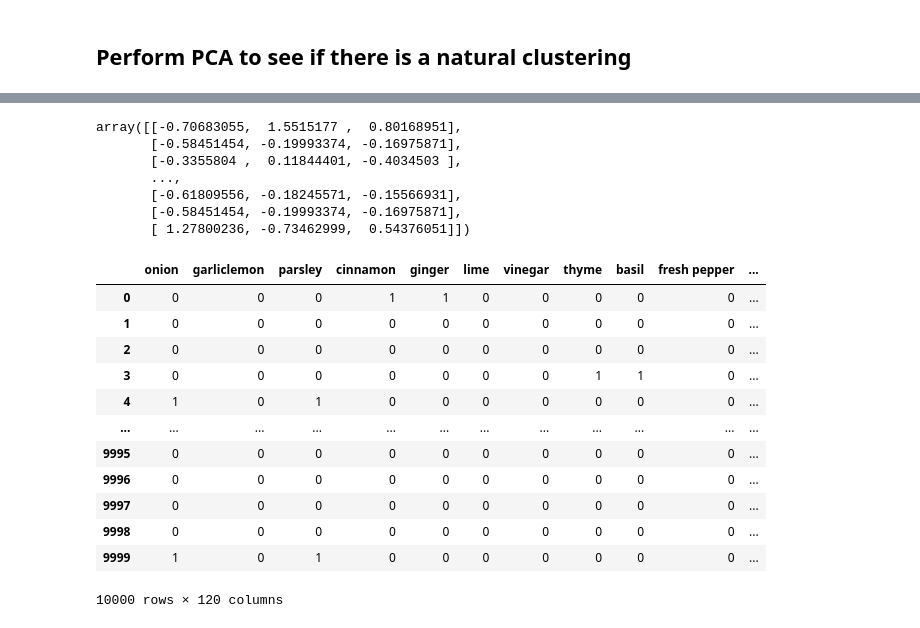
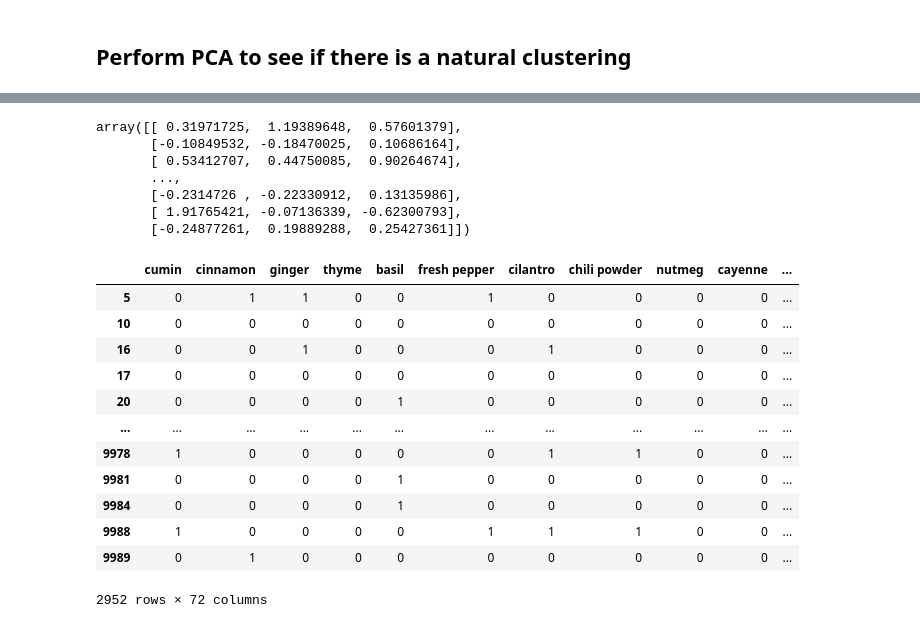
Before and after one commit to ccwillmore/Recipe_project, a Jupyter notebook: spices_only_kmeans/spices_only_workbook.ipynb, the cells around one changed output, grey strips where cells are left out. Saved outputs shown, nothing was run; the diff lists cells and outputs as text; code cells hidden in the pictures.

```diff
--- a/spices_only_kmeans/spices_only_workbook.ipynb
+++ b/spices_only_kmeans/spices_only_workbook.ipynb
@@ -8,4 +9,4 @@ from sklearn.cluster import KMeans
 # %%
-recipes_df = pd.read_csv('10000_ingredients_PCA_3_kmeans_6_clusters.csv', index_col=[0])
+recipes_df = pd.read_csv('../Exported_datafiles/fully_encoded_recipes_with_cuisine_from_SP.csv', index_col=[0])
 recipes_df
 # %% [output]
@@ -25,2 +25,0 @@ recipes_df
-# %%
-recipes_df.drop(columns=['component_1','component_2','component_3','classes'],inplace=True)
@@ -26,0 +28,16 @@ recipes_df.drop(columns=['component_1','component_2','component_3','classes'],in
+# %%
+spice_df = recipes_df[['cumin', 'cinnamon', 'ginger', 'thyme',
+                      'basil', 'fresh pepper', 'cilantro', 'chili powder', 'nutmeg',
+                      'cayenne', 'bay leaves', 'oregano', 'paprika', 'prepared mustard', 'mint',
+                      'rosemary','chives', 'curry', 'turmeric','dill', 'mustard seed','coriander', 'sage',
+                       'fresh chile', 'clove', 'flaxseed',
+                      'cardomom', 'allspice', 'dried chile', 'tarragon',
+                      'marjoram', 'celery salt',
+                      'horseradish', 'saffron', 'asafoetida', 'celery seed',
+                       'herbes de provence', 'chinese five spice','fenugreek', 'gochujang', 'xylitol',
+                      'green tea bag', 'masa harina', 'thai chili', 'lemon grass', 'boquerones',
+                       'chai spice', 'amchoor', 'tea', 'star anise', 'ajwain',
+                      'anise', 'caraway seeds', 'wasabi powder', 'miso', 'fresh lavender',
+                       'lemon pepper', 'hibiscus', 'carob powder', 'zaatar',
+                      'matcha', 'rose water', 'quark','file powder',
+                      'kefir', 'harissa', 'savory', 'baharat', 'douchi']].copy()
@@ -60,33 +92,33 @@ variance_ratio_list
 # %%
-component_analysis = PCA(n_components = i).fit(recipes_df)
-    components = component_analysis.transform(recipes_df)
+component_analysis = PCA(n_components = 3).fit(spice_df)
+components = component_analysis.transform(spice_df)
 # %%
-component_analyses
+components
 # %% [output]
-array([[-0.70683055,  1.5515177 ,  0.80168951],
-       [-0.58451454, -0.19993374, -0.16975871],
-       [-0.3355804 ,  0.11844401, -0.4034503 ],
+array([[ 0.31971725,  1.19389648,  0.57601379],
+       [-0.10849532, -0.18470025,  0.10686164],
+       [ 0.53412707,  0.44750085,  0.90264674],
        ...,
-       [-0.61809556, -0.18245571, -0.15566931],
-       [-0.58451454, -0.19993374, -0.16975871],
-       [ 1.27800236, -0.73462999,  0.54376051]])
+       [-0.2314726 , -0.22330912,  0.13135986],
+       [ 1.91765421, -0.07136339, -0.62300793],
+       [-0.24877261,  0.19889288,  0.25427361]])
 # %%
-spices_no_cuisine_name['component_1'] = component_analyses[:,0]
-spices_no_cuisine_name['component_2'] = component_analyses[:,1]
-spices_no_cuisine_name['component_3'] = component_analyses[:,2]
-spices_no_cuisine_name
+spice_df['component_1'] = components[:,0]
+spice_df['component_2'] = components[:,1]
+spice_df['component_3'] = components[:,2]
+spice_df
 # %% [output]
-|  | onion | garliclemon | parsley | cinnamon | ginger | lime | vinegar | thyme | basil | fresh pepper | ... |
-| 0 | 0 | 0 | 0 | 1 | 1 | 0 | 0 | 0 | 0 | 0 | ... |
-| 1 | 0 | 0 | 0 | 0 | 0 | 0 | 0 | 0 | 0 | 0 | ... |
-| 2 | 0 | 0 | 0 | 0 | 0 | 0 | 0 | 0 | 0 | 0 | ... |
-| 3 | 0 | 0 | 0 | 0 | 0 | 0 | 0 | 1 | 1 | 0 | ... |
-| 4 | 1 | 0 | 1 | 0 | 0 | 0 | 0 | 0 | 0 | 0 | ... |
+|  | cumin | cinnamon | ginger | thyme | basil | fresh pepper | cilantro | chili powder | nutmeg | cayenne | ... |
+| 5 | 0 | 1 | 1 | 0 | 0 | 1 | 0 | 0 | 0 | 0 | ... |
+| 10 | 0 | 0 | 0 | 0 | 0 | 0 | 0 | 0 | 0 | 0 | ... |
+| 16 | 0 | 0 | 1 | 0 | 0 | 0 | 1 | 0 | 0 | 0 | ... |
+| 17 | 0 | 0 | 0 | 0 | 0 | 0 | 0 | 0 | 0 | 0 | ... |
+| 20 | 0 | 0 | 0 | 0 | 1 | 0 | 0 | 0 | 0 | 0 | ... |
 | ... | ... | ... | ... | ... | ... | ... | ... | ... | ... | ... | ... |
-| 9995 | 0 | 0 | 0 | 0 | 0 | 0 | 0 | 0 | 0 | 0 | ... |
-| 9996 | 0 | 0 | 0 | 0 | 0 | 0 | 0 | 0 | 0 | 0 | ... |
-| 9997 | 0 | 0 | 0 | 0 | 0 | 0 | 0 | 0 | 0 | 0 | ... |
-| 9998 | 0 | 0 | 0 | 0 | 0 | 0 | 0 | 0 | 0 | 0 | ... |
-| 9999 | 1 | 0 | 1 | 0 | 0 | 0 | 0 | 0 | 0 | 0 | ... |
+| 9978 | 1 | 0 | 0 | 0 | 0 | 0 | 1 | 1 | 0 | 0 | ... |
+| 9981 | 0 | 0 | 0 | 0 | 1 | 0 | 0 | 0 | 0 | 0 | ... |
+| 9984 | 0 | 0 | 0 | 0 | 1 | 0 | 0 | 0 | 0 | 0 | ... |
+| 9988 | 1 | 0 | 0 | 0 | 0 | 1 | 1 | 1 | 0 | 0 | ... |
+| 9989 | 0 | 1 | 0 | 0 | 0 | 0 | 0 | 0 | 0 | 0 | ... |
-10000 rows × 120 columns
+2952 rows × 72 columns
 # %%
```
Also changed, not shown: parts of 25 cells of this notebook, 13 other files.
